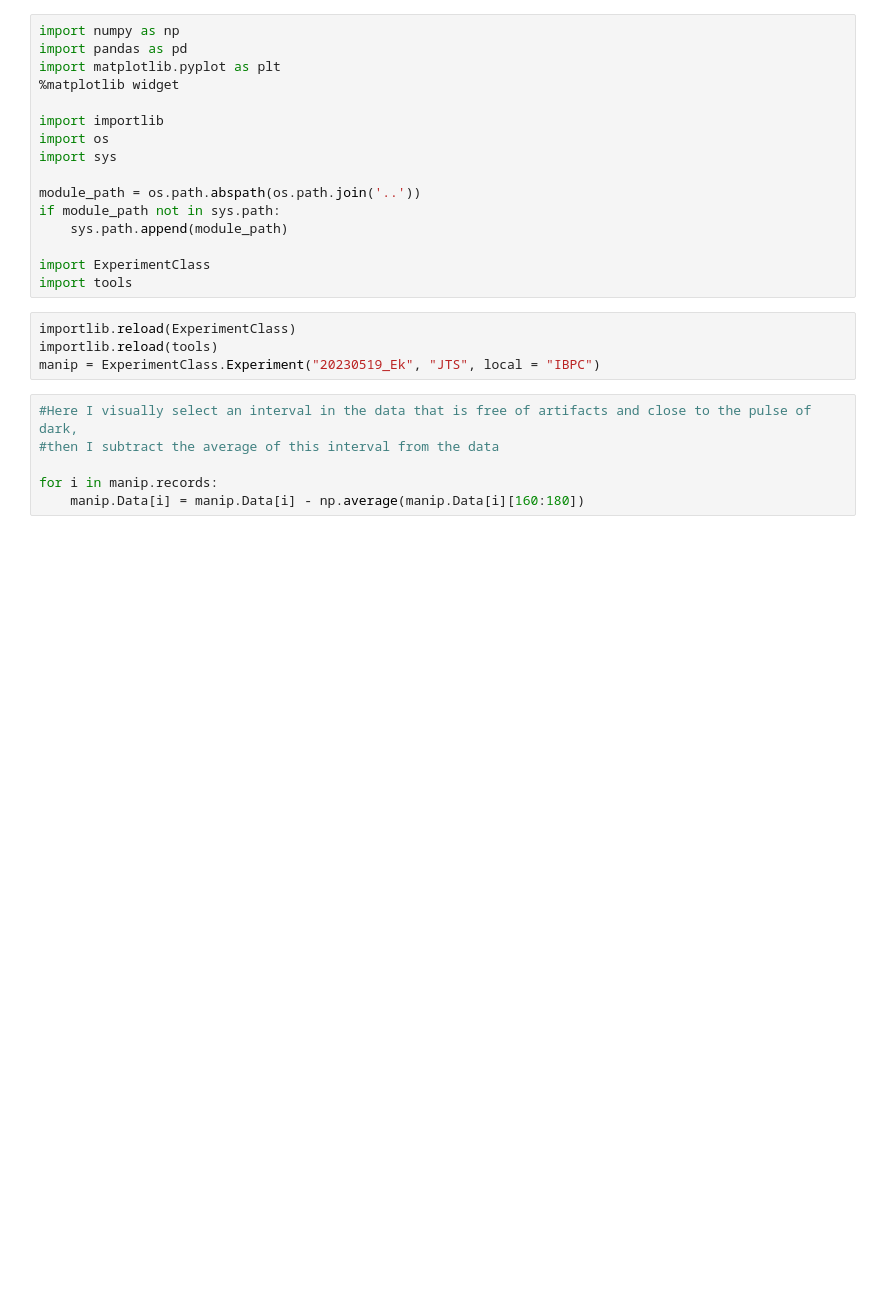
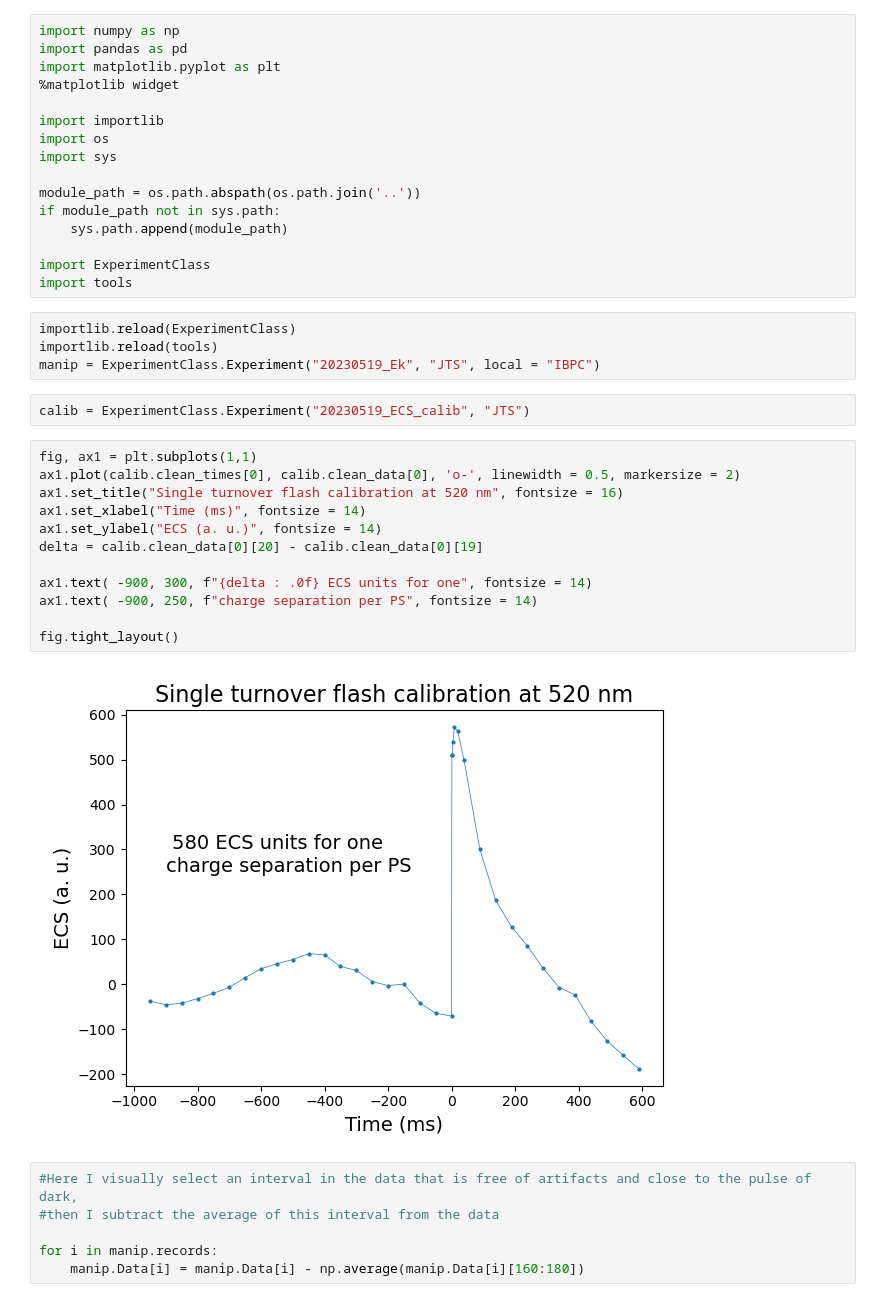
Before and after one commit to orlandomarcelo/DREAM_repo, a Jupyter notebook: Notebooks/Ek.ipynb, the cells around one changed output. Cells and saved outputs as stored; diff of their text form; blank space fills up the shorter version.

```diff
--- a/Notebooks/Ek.ipynb
+++ b/Notebooks/Ek.ipynb
@@ -18,6 +18,22 @@ import tools
 importlib.reload(ExperimentClass)
 importlib.reload(tools)
 manip = ExperimentClass.Experiment("20230519_Ek", "JTS", local = "IBPC")
+# %%
+calib = ExperimentClass.Experiment("20230519_ECS_calib", "JTS")
+# %%
+fig, ax1 = plt.subplots(1,1)
+ax1.plot(calib.clean_times[0], calib.clean_data[0], 'o-', linewidth = 0.5, markersize = 2)
+ax1.set_title("Single turnover flash calibration at 520 nm", fontsize = 16)
+ax1.set_xlabel("Time (ms)", fontsize = 14)
+ax1.set_ylabel("ECS (a. u.)", fontsize = 14)
+delta = calib.clean_data[0][20] - calib.clean_data[0][19]
+
+ax1.text( -900, 300, f"{delta : .0f} ECS units for one", fontsize = 14)
+ax1.text( -900, 250, f"charge separation per PS", fontsize = 14)
+
+fig.tight_layout()
+# %% [output]
+[figure, added]
 # %%
 #Here I visually select an interval in the data that is free of artifacts and close to the pulse of dark,
 #then I subtract the average of this interval from the data
```
Also changed, not shown: parts of 2 cells of this notebook, 5 other files.
